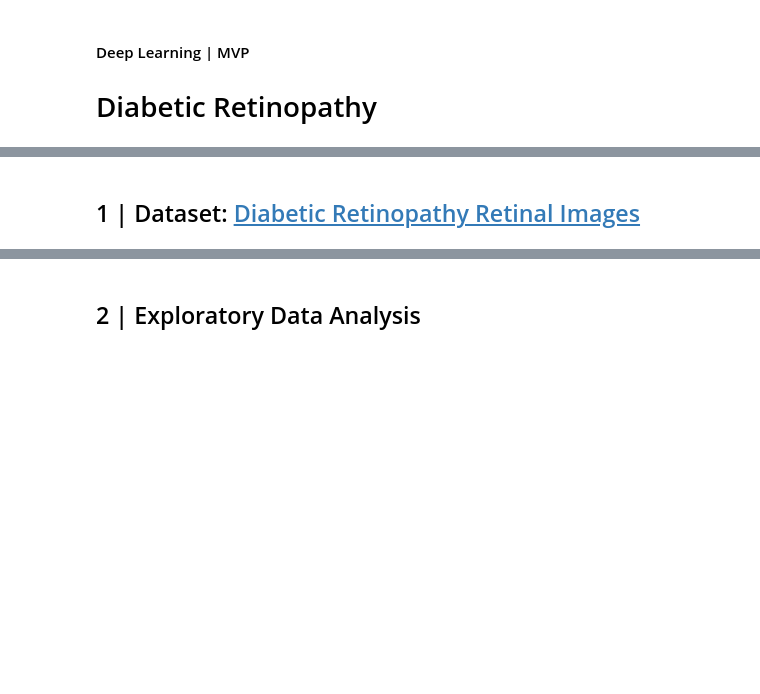
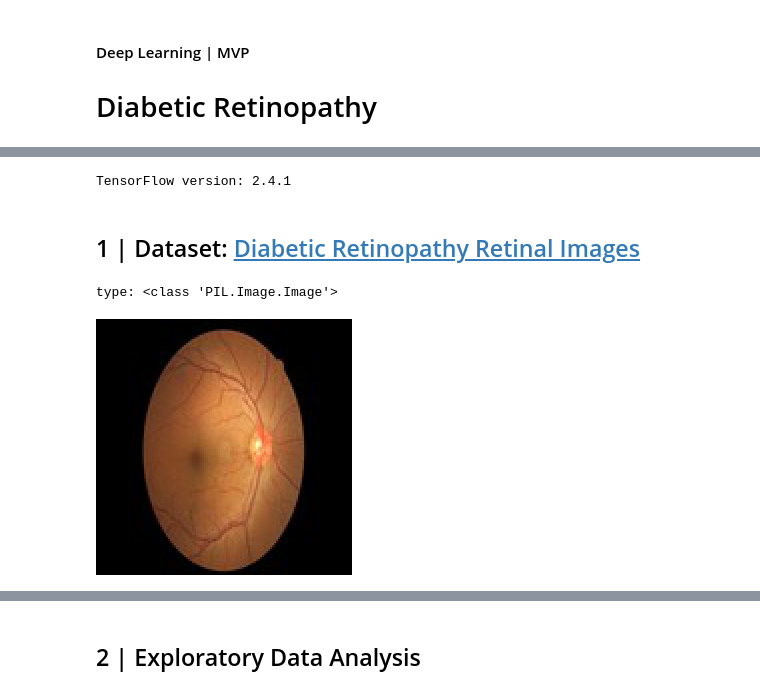
Before and after one commit to slp22/deep-learning-project, a Jupyter notebook: dl-diabetic-retinopathy-mvp.ipynb, the cells around one changed output, grey strips where cells are left out. Cells and saved outputs as stored; diff of their text form; code cells hidden in the pictures; blank space fills up the shorter version.

Commit message:
load data

```diff
--- a/dl-diabetic-retinopathy-mvp.ipynb
+++ b/dl-diabetic-retinopathy-mvp.ipynb
@@ -37,30 +19,25 @@ Next steps are to explore the topics closely, determine additional stop words, s
 # %%
-import glob
-# import nltk
 import matplotlib.pyplot as plt
 import numpy as np
 import pandas as pd
 import pickle
-# import re
+import tensorflow as tf
+print("TensorFlow version:", tf.__version__)
+
+from tensorflow.keras.layers import Dense, Flatten, Conv2D
+from tensorflow.keras import Model
+from PIL import Image
 
 # import seaborn as sns
-# import string
 pd.set_option('display.max_colwidth', None)
 %matplotlib inline
 %config InlineBackend.figure_formats = ['retina']  # or svg
 # sns.set(context='notebook', style='whitegrid')
 
-# from cleantext import clean
-# from itertools import cycle
-# from nltk.tokenize import word_tokenize, RegexpTokenizer
-# from nltk.util import ngrams
-# from sklearn import svm
-# from sklearn.decomposition import PCA, NMF
-# from sklearn.feature_extraction.text import CountVectorizer, TfidfVectorizer
 # from sklearn.linear_model import LogisticRegression
 # from sklearn.metrics import confusion_matrix, accuracy_score
 # from sklearn.model_selection import train_test_split
-# from sklearn.naive_bayes import BernoulliNB, MultinomialNB
-# from vaderSentiment.vaderSentiment import SentimentIntensityAnalyzer
+# %% [output]
+TensorFlow version: 2.4.1
 # %% [markdown]
 ## 1 | Dataset: [Diabetic Retinopathy Retinal Images](https://www.kaggle.com/datasets/sachinkumar413/diabetic-retinopathy-preprocessed-dataset)<a id='1'></a>
@@ -66,0 +46,17 @@ pd.set_option('display.max_colwidth', None)
+# %%
+# import one image
+
+path = '/Users/sandraparedes/Documents/GitHub/metis_dsml/g06_deep-learning/g00-deep-learning-project/Mild DR_2 copy.jpg'
+
+test_image = tf.keras.preprocessing.image.load_img(
+    path,
+    grayscale=False,
+    color_mode="rgb",
+    target_size=(256, 256),
+    interpolation="nearest")
+
+print('type:', type(test_image))
+test_image
+# %% [output]
+type: <class 'PIL.Image.Image'>
+[figure, added]
```
Also changed, not shown: parts of 59 cells of this notebook.
